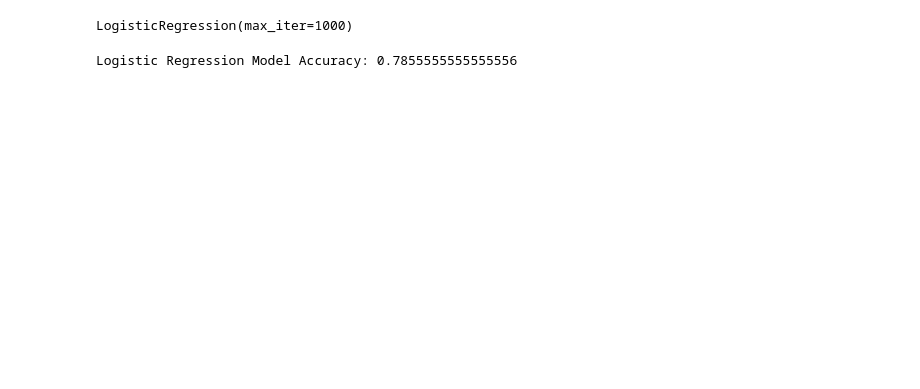
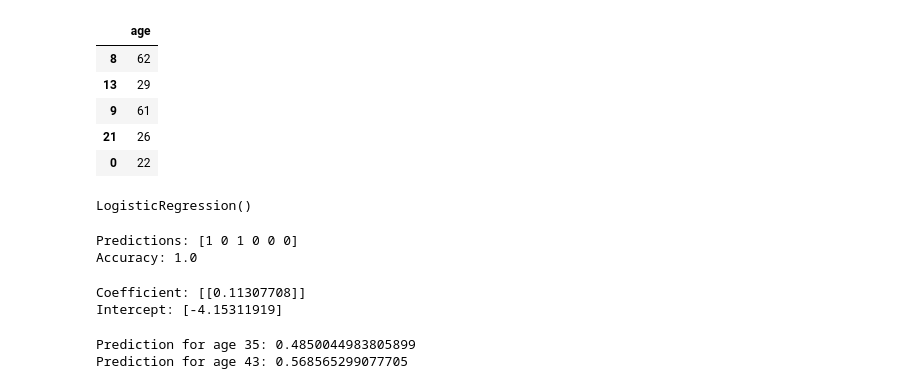
Before and after one commit to SShanmugapriya50/SShanmugapriya, a Jupyter notebook: AIML2_23IT050.ipynb, the cells around one changed output. Saved outputs shown, nothing was run; the diff lists cells and outputs as text; code cells hidden in the pictures; blank space fills up the shorter version.

```diff
--- a/AIML2_23IT050.ipynb
+++ b/AIML2_23IT050.ipynb
@@ -58,5 +24,22 @@ X_train, X_test, y_train, y_test = train_test_split(
+# %%
+from sklearn.model_selection import train_test_split
+
+X_train, X_test, y_train, y_test = train_test_split(
+    df[['age']], df.bought_insurance, train_size=0.8, random_state=42
+)
+
+X_test.head()
+# %% [output]
+|  | age |
+| 8 | 62 |
+| 13 | 29 |
+| 9 | 61 |
+| 21 | 26 |
+| 0 | 22 |
 # %%
-model = LogisticRegression(max_iter=1000)
+from sklearn.linear_model import LogisticRegression
+
+model = LogisticRegression()
 model.fit(X_train, y_train)
 # %% [output]
-LogisticRegression(max_iter=1000)
+LogisticRegression()
@@ -65,5 +46,13 @@ y_pred = model.predict(X_test)
-# %%
-accuracy = accuracy_score(y_test, y_pred)
-print("Logistic Regression Model Accuracy:", accuracy)
-# %% [output]
-Logistic Regression Model Accuracy: 0.7855555555555556
+# %%
+y_predicted = model.predict(X_test)
+print("Predictions:", y_predicted)
+print("Accuracy:", model.score(X_test, y_test))
+# %% [output]
+Predictions: [1 0 1 0 0 0]
+Accuracy: 1.0
+# %%
+print("Coefficient:", model.coef_)
+print("Intercept:", model.intercept_)
+# %% [output]
+Coefficient: [[0.11307708]]
+Intercept: [-4.15311919]
@@ -69,0 +69,9 @@ Logistic Regression Model Accuracy: 0.7855555555555556
+# %%
+age = 35
+print("Prediction for age 35:", prediction_function(age))
+
+age = 43
+print("Prediction for age 43:", prediction_function(age))
+# %% [output]
+Prediction for age 35: 0.4850044983805899
+Prediction for age 43: 0.568565299077705
```
Also changed, not shown: parts of 13 cells of this notebook.
